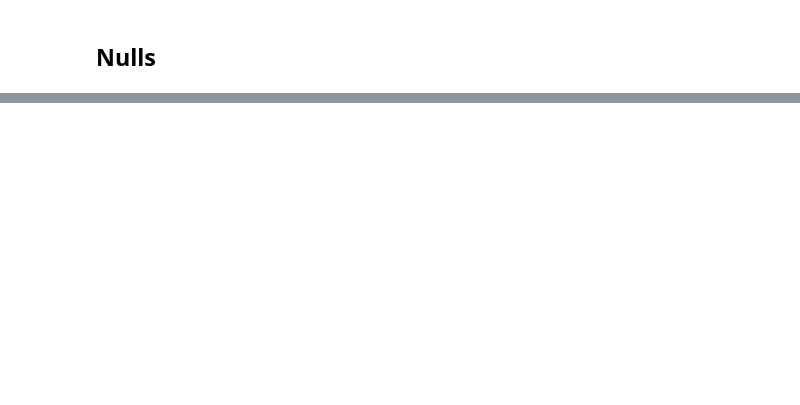
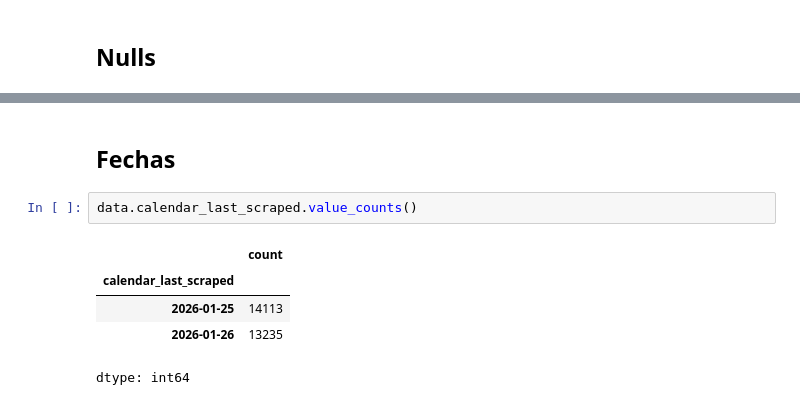
Before and after one commit to AndresMontesDeOca/Analisis-de-Datos, a Jupyter notebook: TP_Grupal.ipynb, the cells around one changed output, grey strips where cells are left out. Cells and saved outputs as stored; diff of their text form; blank space fills up the shorter version.

```diff
--- a/TP_Grupal.ipynb
+++ b/TP_Grupal.ipynb
@@ -90,0 +109,10 @@ plt.show()
+# %% [markdown]
+## Fechas
+# %%
+data.calendar_last_scraped.value_counts()
+# %% [output]
+|  | count |
+| calendar_last_scraped |  |
+| 2026-01-25 | 14113 |
+| 2026-01-26 | 13235 |
+dtype: int64
```
Also changed, not shown: parts of 5 cells of this notebook.
